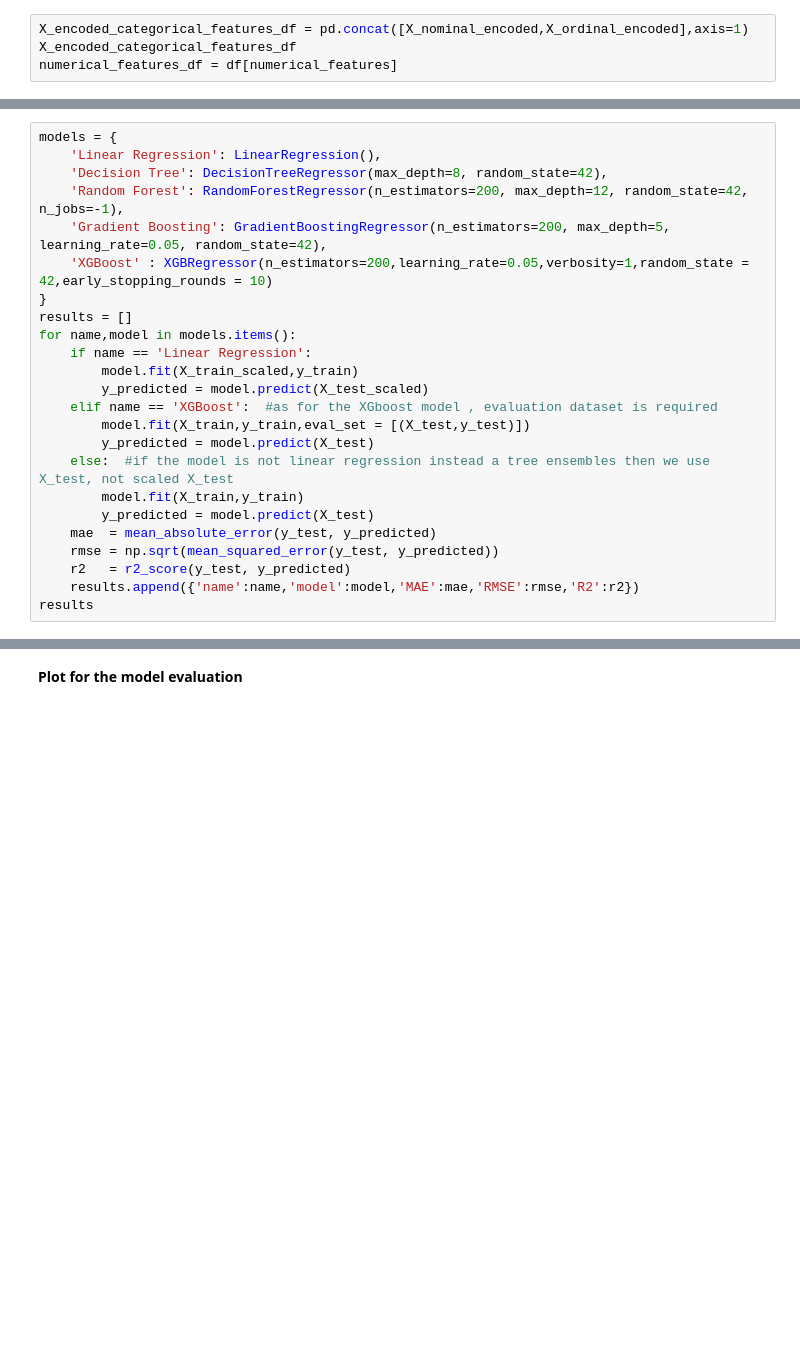
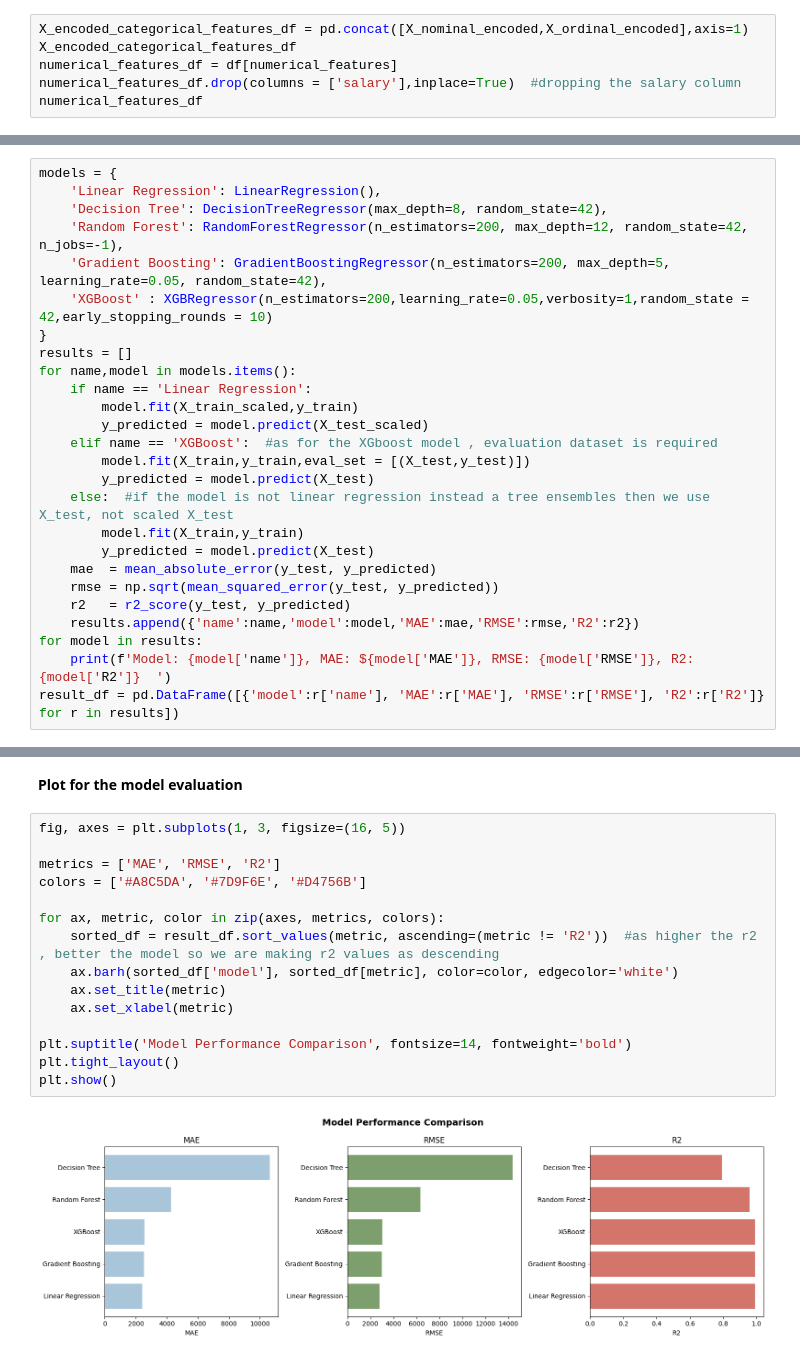
Before and after one commit to AsokTamang/Data_science, a Jupyter notebook: notebook/model_trainer.ipynb, the cells around one changed output, grey strips where cells are left out. Saved outputs shown, nothing was run; the diff lists cells and outputs as text; blank space fills up the shorter version.

Commit message:
plot of the prediction done by model

```diff
--- a/notebook/model_trainer.ipynb
+++ b/notebook/model_trainer.ipynb
@@ -126,3 +126,5 @@ X_ordinal_encoded
 X_encoded_categorical_features_df = pd.concat([X_nominal_encoded,X_ordinal_encoded],axis=1)
 X_encoded_categorical_features_df
 numerical_features_df = df[numerical_features]
+numerical_features_df.drop(columns = ['salary'],inplace=True)  #dropping the salary column
+numerical_features_df
@@ -216,5 +235,7 @@ for name,model in models.items():
     rmse = np.sqrt(mean_squared_error(y_test, y_predicted))
     r2   = r2_score(y_test, y_predicted)
     results.append({'name':name,'model':model,'MAE':mae,'RMSE':rmse,'R2':r2})
-results
+for model in results:
+    print(f'Model: {model['name']}, MAE: ${model['MAE']}, RMSE: {model['RMSE']}, R2: {model['R2']}  ')
+result_df = pd.DataFrame([{'model':r['name'], 'MAE':r['MAE'], 'RMSE':r['RMSE'], 'R2':r['R2']} for r in results])
 # %% [output]
@@ -255,2 +270,19 @@ results
 # %% [markdown]
 **Plot for the model evaluation**
+# %%
+fig, axes = plt.subplots(1, 3, figsize=(16, 5))
+
+metrics = ['MAE', 'RMSE', 'R2']
+colors = ['#A8C5DA', '#7D9F6E', '#D4756B']
+
+for ax, metric, color in zip(axes, metrics, colors):
+    sorted_df = result_df.sort_values(metric, ascending=(metric != 'R2'))  #as higher the r2 , better the model so we are making r2 values as descending
+    ax.barh(sorted_df['model'], sorted_df[metric], color=color, edgecolor='white')
+    ax.set_title(metric)
+    ax.set_xlabel(metric)
+
+plt.suptitle('Model Performance Comparison', fontsize=14, fontweight='bold')
+plt.tight_layout()
+plt.show()
+# %% [output]
+[figure, added]
```
Also changed, not shown: parts of 9 cells of this notebook.
